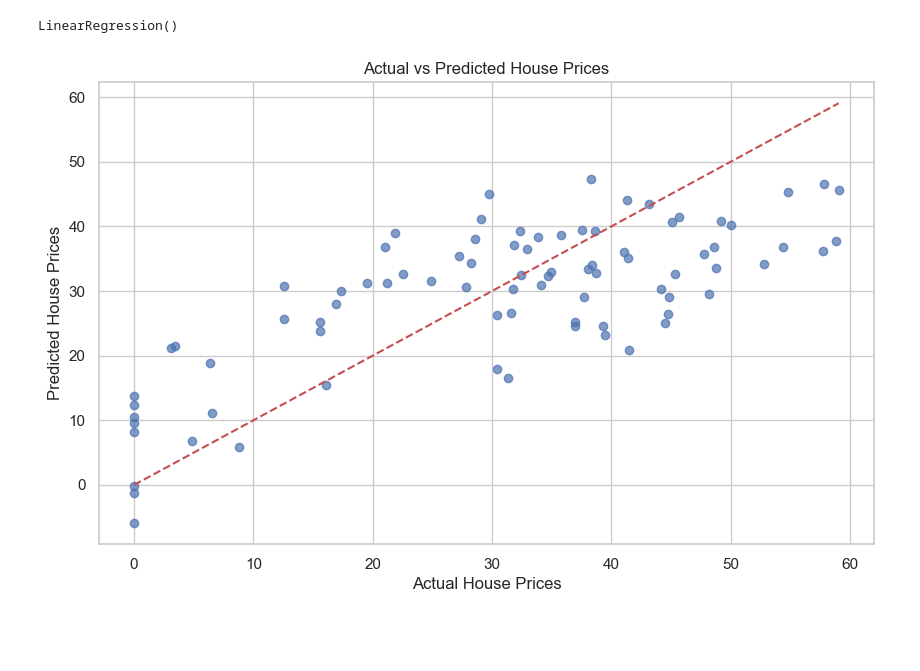
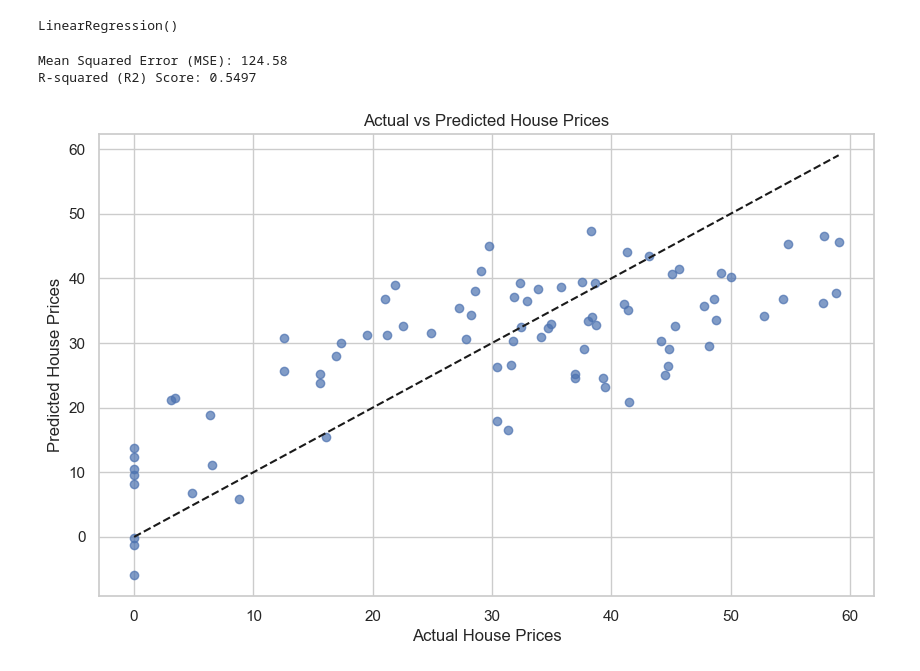
Before and after one commit to PaceKW/Beginner, a Jupyter notebook: Real Estate Price Prediction/Real Estate Price Prediction.ipynb, the cells around one changed output. Drawn from its saved outputs; the diff is of its cells as text; code cells hidden in the pictures; blank space fills up the shorter version.

```diff
--- a/Real Estate Price Prediction/Real Estate Price Prediction.ipynb
+++ b/Real Estate Price Prediction/Real Estate Price Prediction.ipynb
@@ -137,14 +155,25 @@ LinearRegression()
 # %%
 # make predictions
 y_pred = model.predict(X_test)
+
+# calculate MSE
+mse = mean_squared_error(y_test, y_pred)
+
+# calculate R2 score
+r2 = r2_score(y_test, y_pred)
+
+print(f"Mean Squared Error (MSE): {mse:.2f}")
+print(f"R-squared (R2) Score: {r2:.4f}")
 
 # visualize actual vs predicted prices
 plt.figure(figsize=(10,6))
 plt.scatter(y_test, y_pred, alpha=0.7)
 plt.plot([y_test.min(), y_test.max()], [y_test.min(), y_test.max()], 'k--')
 plt.xlabel('Actual House Prices')
 plt.ylabel('Predicted House Prices')
 plt.title('Actual vs Predicted House Prices')
 plt.show()
 # %% [output]
+Mean Squared Error (MSE): 124.58
+R-squared (R2) Score: 0.5497
-[figure, old version]
+[figure, new version]
```
Also changed, not shown: parts of 2 cells of this notebook, 1 other file.
